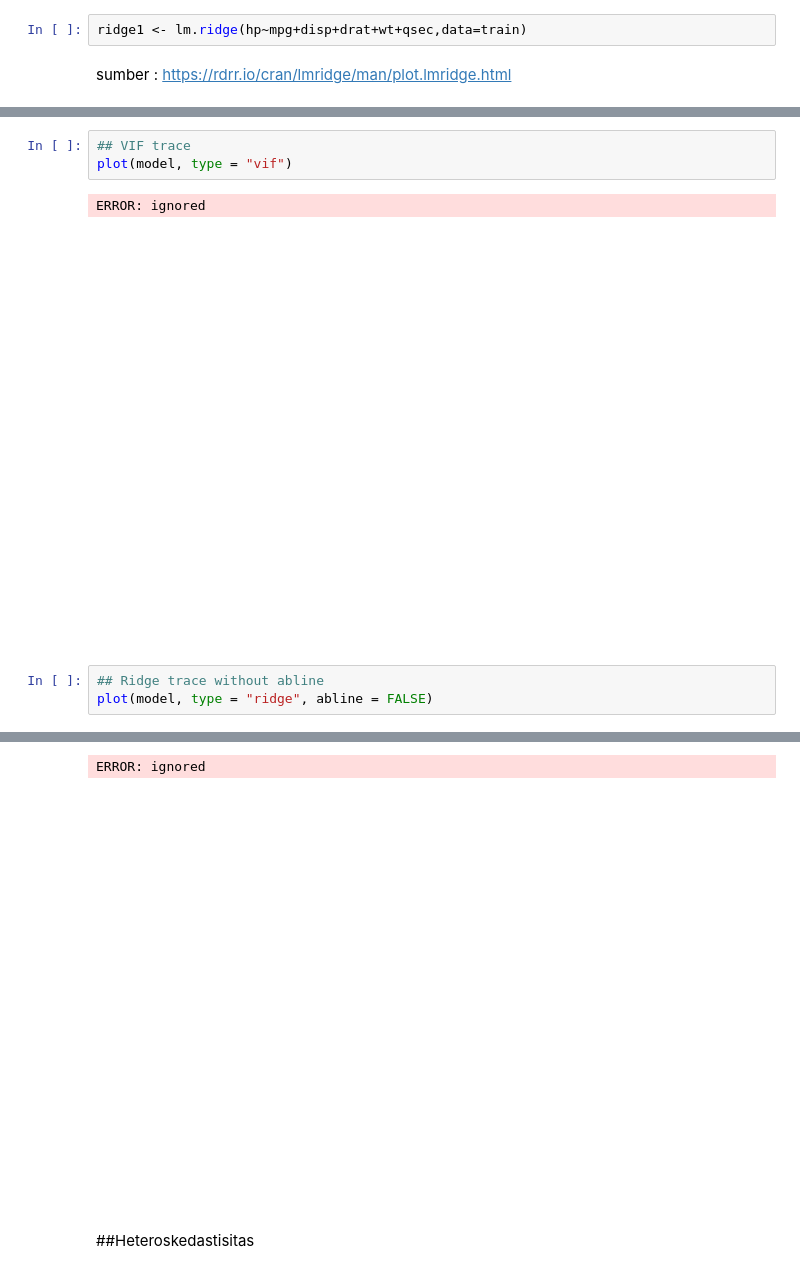
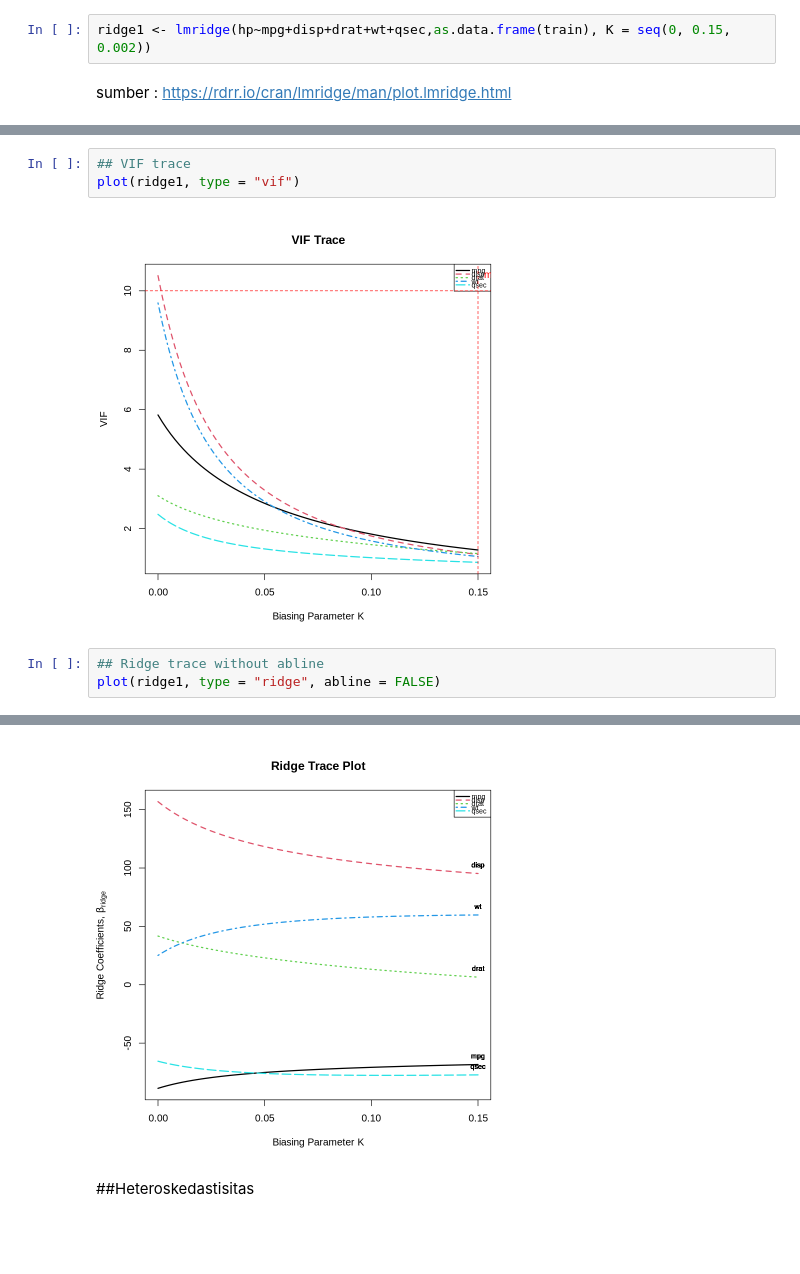
Before and after one commit to JuzmaFR/Analisis-Regresi-Catatan-Kuliah, a Jupyter notebook: Analisis_Regresi.ipynb, the cells around one changed output, grey strips where cells are left out. Cells and saved outputs as stored; diff of their text form; blank space fills up the shorter version.

```diff
--- a/Analisis_Regresi.ipynb
+++ b/Analisis_Regresi.ipynb
@@ -1160,5 +1174,5 @@ nobs        1    -none-    numeric
 # %%
-ridge1 <- lm.ridge(hp~mpg+disp+drat+wt+qsec,data=train)
+ridge1 <- lmridge(hp~mpg+disp+drat+wt+qsec,as.data.frame(train), K = seq(0, 0.15, 0.002))
 # %% [markdown]
 sumber : https://rdrr.io/cran/lmridge/man/plot.lmridge.html
 # %%
@@ -1174,10 +1187,9 @@ ERROR: ignored
 # %%
 ## VIF trace
-plot(model, type = "vif")
+plot(ridge1, type = "vif")
 # %% [output]
-ERROR: ignored
-[figure, old version]
+[figure, new version]
 # %%
 ## Ridge trace without abline
-plot(model, type = "ridge", abline = FALSE)
+plot(ridge1, type = "ridge", abline = FALSE)
 # %% [output]
@@ -1186,5 +1196,4 @@ Warning message in plot.window(...):
-ERROR: ignored
-[figure, old version]
+[figure, new version]
 # %% [markdown]
 ##Heteroskedastisitas
 # %% [markdown]
```
Also changed, not shown: parts of 6 cells of this notebook.
